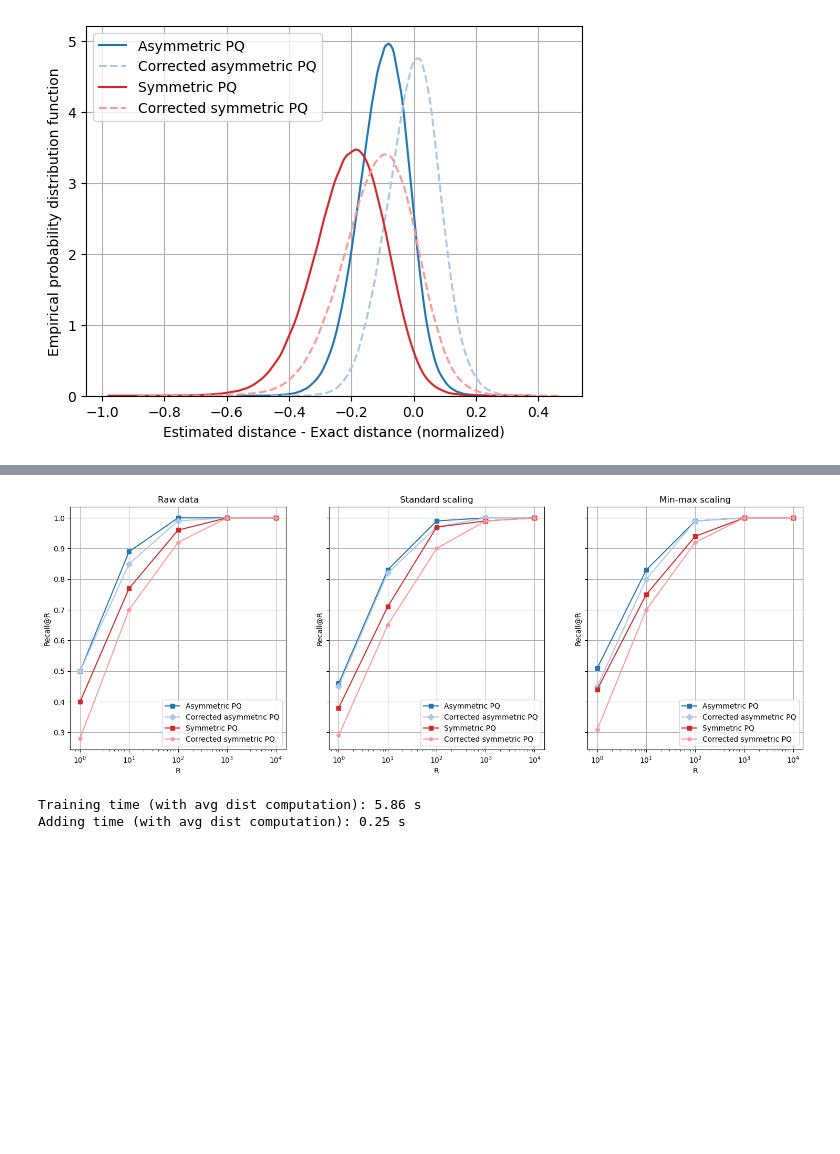
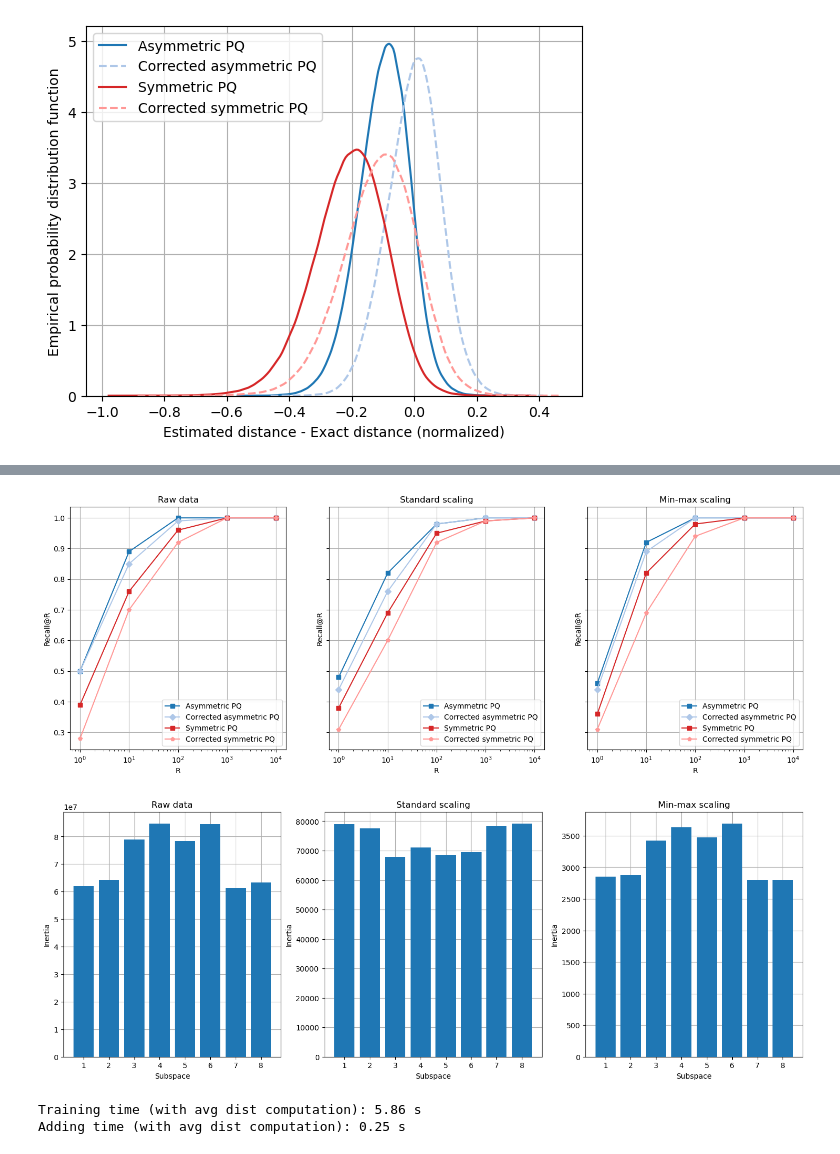
Before and after one commit to iretes/IR-proj, a Jupyter notebook: experiments.ipynb, the cells around one changed output, grey strips where cells are left out. Saved outputs shown, nothing was run; the diff lists cells and outputs as text; code cells hidden in the pictures; blank space fills up the shorter version.

Commit message:
data preprocessing and kmeans inertia

```diff
--- a/experiments.ipynb
+++ b/experiments.ipynb
@@ -349,12 +349,19 @@ plt.grid()
 from sklearn.preprocessing import StandardScaler, MinMaxScaler
 
 std_scaler = StandardScaler()
-tr_data_std = std_scaler.fit_transform(tr_data)
-search_data_std = std_scaler.transform(search_data)
+# tr_data_std = std_scaler.fit_transform(tr_data)
+# search_data_std = std_scaler.transform(search_data)
+# queries_std = std_scaler.transform(queries)
+search_data_std = std_scaler.fit_transform(search_data)
+tr_data_std = std_scaler.transform(tr_data)
 queries_std = std_scaler.transform(queries)
+
 minmax_scaler = MinMaxScaler()
-tr_data_minmax = minmax_scaler.fit_transform(tr_data)
-search_data_minmax = minmax_scaler.transform(search_data)
+# tr_data_minmax = minmax_scaler.fit_transform(tr_data)
+# search_data_minmax = minmax_scaler.transform(search_data)
+# queries_minmax = minmax_scaler.transform(queries)
+search_data_minmax = minmax_scaler.fit_transform(search_data)
+tr_data_minmax = minmax_scaler.transform(tr_data)
 queries_minmax = minmax_scaler.transform(queries)
 
 def train_search(M, K, seed, R, tr_data, search_data, queries):
@@ -388,41 +395,54 @@ def train_search(M, K, seed, R, tr_data, search_data, queries):
         "asym_recall_mean": asym_recall_mean,
         "asym_corr_recall_mean": asym_corr_recall_mean,
         "sym_recall_mean": sym_recall_mean,
-        "sym_corr_recall_mean": sym_corr_recall_mean
+        "sym_corr_recall_mean": sym_corr_recall_mean,
+        "inertia": pq.inertia
     }
 
     return results
 
 results = {
     "asym_recall_mean": asym_recall_mean,
     "asym_corr_recall_mean": asym_corr_recall_mean,
     "sym_recall_mean": sym_recall_mean,
-    "sym_corr_recall_mean": sym_corr_recall_mean
+    "sym_corr_recall_mean": sym_corr_recall_mean,
+    "inertia": pq.inertia
 }
 results_std = train_search(M, K, RANDOM_SEED, R, tr_data_std, search_data_std, queries_std)
 results_minmax = train_search(M, K, RANDOM_SEED, R, tr_data_minmax, search_data_minmax, queries_minmax)
 
 fig, axs = plt.subplots(1, 3, figsize=(18, 6), sharey=True)
 
 scaling_methods = [
     ("Raw data", results),
     ("Standard scaling", results_std),
     ("Min-max scaling", results_minmax)
 ]
 
 for ax, (title, data) in zip(axs, scaling_methods):
     ax.plot(R, data["asym_recall_mean"], '-s', label="Asymmetric PQ", color=matplotlib.colormaps["tab20"](0))
     ax.plot(R, data["asym_corr_recall_mean"], '-D', label="Corrected asymmetric PQ", color=matplotlib.colormaps["tab20"](1))
     ax.plot(R, data["sym_recall_mean"], '-s', label="Symmetric PQ", color=matplotlib.colormaps["tab20"](6))
     ax.plot(R, data["sym_corr_recall_mean"], '-p', label="Corrected symmetric PQ", color=matplotlib.colormaps["tab20"](7))
     ax.set_xscale('log')
     ax.set_xlabel('R')
     ax.set_ylabel('Recall@R')
     ax.set_title(title)
     ax.legend()
     ax.grid()
+plt.show()
+
+fig, axs = plt.subplots(1, 3, figsize=(18, 6))
+for ax, (title, data) in zip(axs, scaling_methods):
+    ax.bar(range(1, data["inertia"].shape[0]+1), data["inertia"], zorder=3)
+    ax.set_xlabel('Subspace')
+    ax.set_ylabel('Inertia')
+    ax.set_title(title)
+    ax.grid(zorder=0)
+plt.show()
 # %% [output]
-[figure, old version]
+[figure, new version]
+[figure, added]
 # %%
 if DATASET == "siftsmall":
     KP = 128
```
Also changed, not shown: parts of 6 cells of this notebook, 1 other file.
